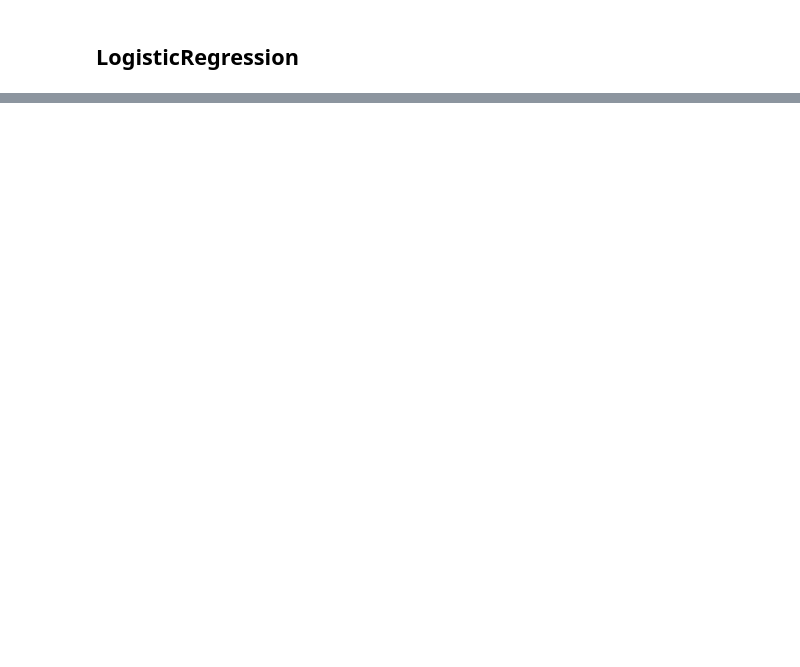
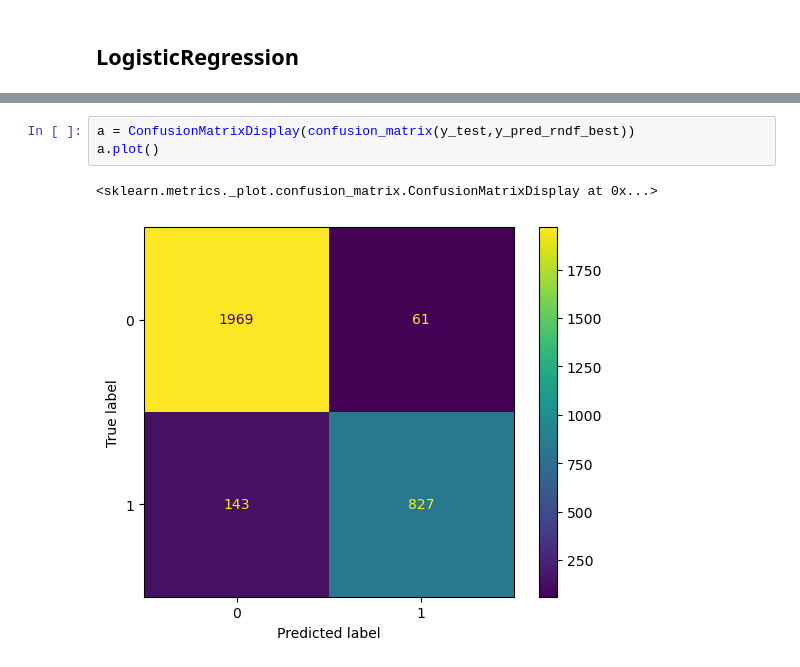
Before and after one commit to Sapar-hub/aie-group-2-sapar, a Jupyter notebook: homeworks/HW06/HW06.ipynb, the cells around one changed output, grey strips where cells are left out. Cells and saved outputs as stored; diff of their text form; blank space fills up the shorter version.

```diff
--- a/homeworks/HW06/HW06.ipynb
+++ b/homeworks/HW06/HW06.ipynb
@@ -133,0 +280,6 @@ pipe.score(x_test,y_test)
+# %%
+a = ConfusionMatrixDisplay(confusion_matrix(y_test,y_pred_rndf_best))
+a.plot()
+# %% [output]
+<sklearn.metrics._plot.confusion_matrix.ConfusionMatrixDisplay at 0x...>
+[figure, added]
```
Also changed, not shown: parts of 23 cells of this notebook, 11 other files.
